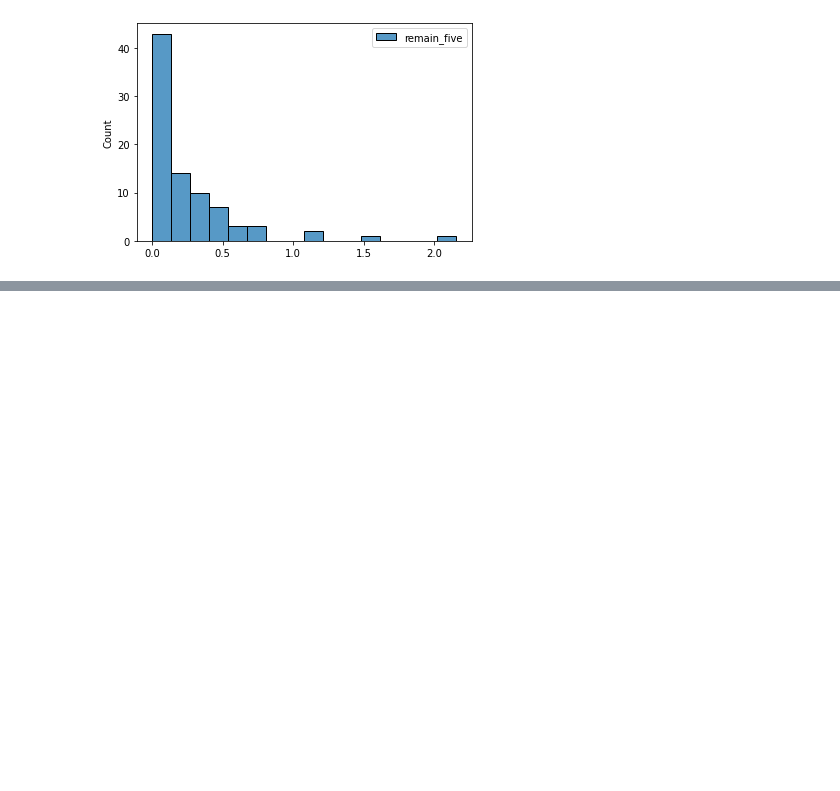
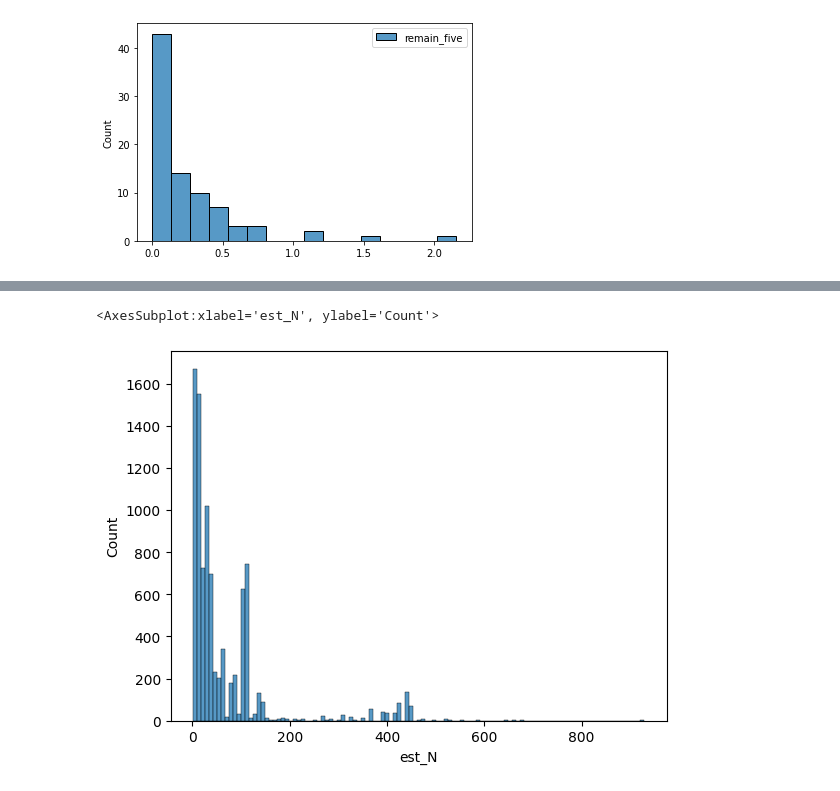
Before and after one commit to derekpowell/bayesian-sampler, a Jupyter notebook: bsampler-eda.ipynb, the cells around one changed output, grey strips where cells are left out. Cells and saved outputs as stored; diff of their text form; code cells hidden in the pictures; blank space fills up the shorter version.

```diff
--- a/bsampler-eda.ipynb
+++ b/bsampler-eda.ipynb
@@ -121,0 +150,19 @@ sns.histplot(df2_raw.assign(remainder = df2_raw.remain_ten * df2_raw.remain_five
+# %%
+df2_raw = (load_data_exp2_trials()  >>
+        s.filter(_.condition!=2) >>
+      s.mutate(block = _.block-1) #
+    #   s.mutate(estimate =  np.round(_.estimate*20).astype("int64"))
+     )
+
+z = (
+    df2_raw >>
+    s.group_by(_.ID, _.querydetail) >>
+    s.mutate(
+        variance = np.var(_.estimate),
+        est_mean = _.estimate.mean(),
+        est_Ninv = (_.variance / (_.est_mean*(1-_.est_mean)))
+        ) >>
+    s.filter(_.est_Ninv > 0.001) >>
+    s.mutate(est_N = 1/_.est_Ninv) >>
+    s.ungroup()
+)
@@ -121,0 +185,6 @@ sns.histplot(df2_raw.assign(remainder = df2_raw.remain_ten * df2_raw.remain_five
+# %%
+sns.histplot(z["est_N"])
+# np.max(z["est_N"])
+# %% [output]
+<AxesSubplot:xlabel='est_N', ylabel='Count'>
+[figure, added]
```
Also changed, not shown: parts of 16 cells of this notebook.
